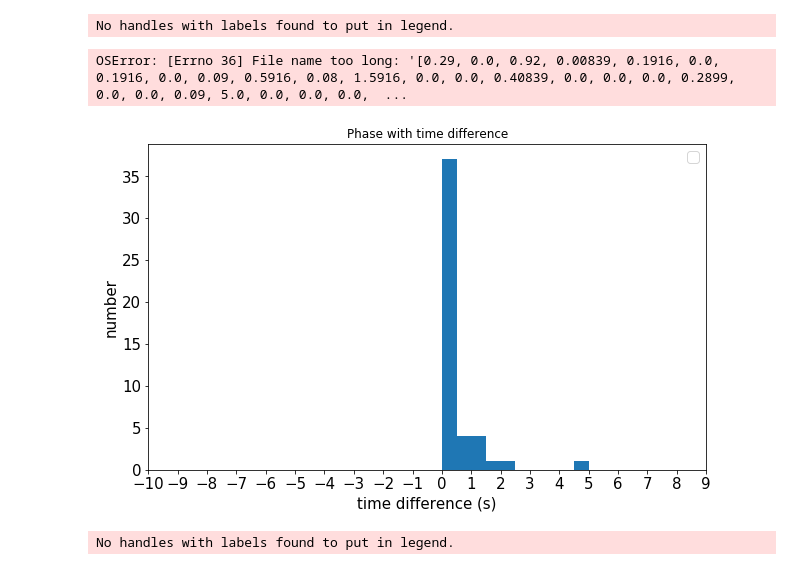
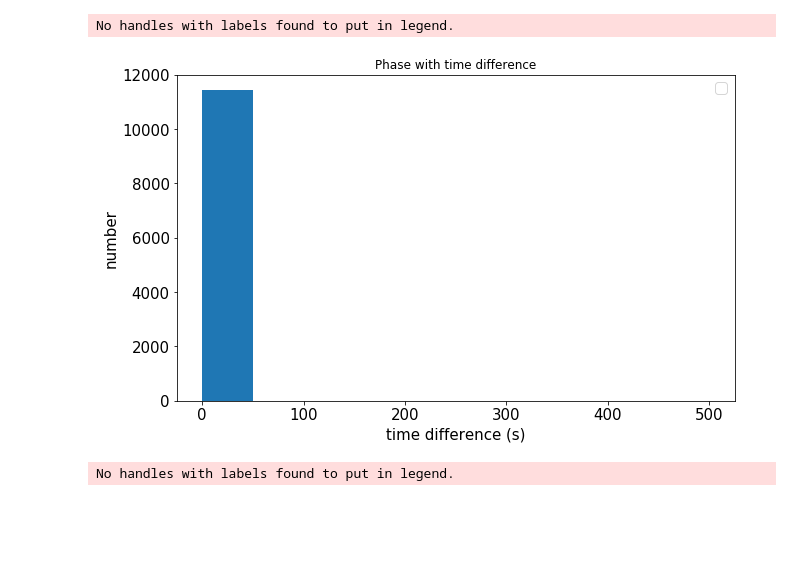
Before and after one commit to geohackweek/ghw2019_wiggles, a Jupyter notebook: scripts/histogram.ipynb, the cells around one changed output. Drawn from its saved outputs; the diff is of its cells as text; code cells hidden in the pictures; blank space fills up the shorter version.

```diff
--- a/scripts/histogram.ipynb
+++ b/scripts/histogram.ipynb
@@ -15,7 +15,7 @@ def read_comp(file):
 
     with open(file, 'r') as comp:
          for line in comp:
-            pickline = line.split(' ')
+            pickline = line.split(',')
             if pickline[0].strip()[-1] == pickline[1].strip() and len(pickline)==3:
                 Pwave['correct'].append(float(pickline[2][:-2]))
             if pickline[0].strip()[-1] != pickline[1].strip() and pickline[1].strip() != 'N':
@@ -63,10 +45,10 @@ def plotfig(name):
     ax.set_title('Phase with time difference')
     plt.xticks(fontsize=15)
     #plt.xticks( rotation='vertical')
-    plt.xticks(np.arange(-10, 10, step=1))
+#    plt.xticks(np.arange(-10, 10, step=1))
     plt.yticks(fontsize=15)
     plt.legend(fontsize=15)
-    plt.savefig('test.jpg')
+    #plt.savefig('test.jpg')
 # %%
 for k in wave.keys():
     for t in wave[k].keys():
@@ -159,9 +115,8 @@ PXS multiphase
 # %%
-plotfig(wave['EQP']['correct'])
+plotfig(wave['EQS']['correct'])
 # %% [output]
 No handles with labels found to put in legend.
-OSError: [Errno 36] File name too long: '[0.29, 0.0, 0.92, 0.00839, 0.1916, 0.0, 0.1916, 0.0, 0.09, 0.5916, 0.08, 1.5916, 0.0, 0.0, 0.40839, 0.0, 0.0, 0.0, 0.2899, 0.0, 0.0, 0.09, 5.0, 0.0, 0.0, 0.0,  ...
-[figure, old version]
+[figure, new version]
 # %%
 # plot histogram of the wrongphase plot
 fig, ax = plt.subplots(figsize = (10,6))
```
Also changed, not shown: parts of 5 cells of this notebook, 10 other files.
